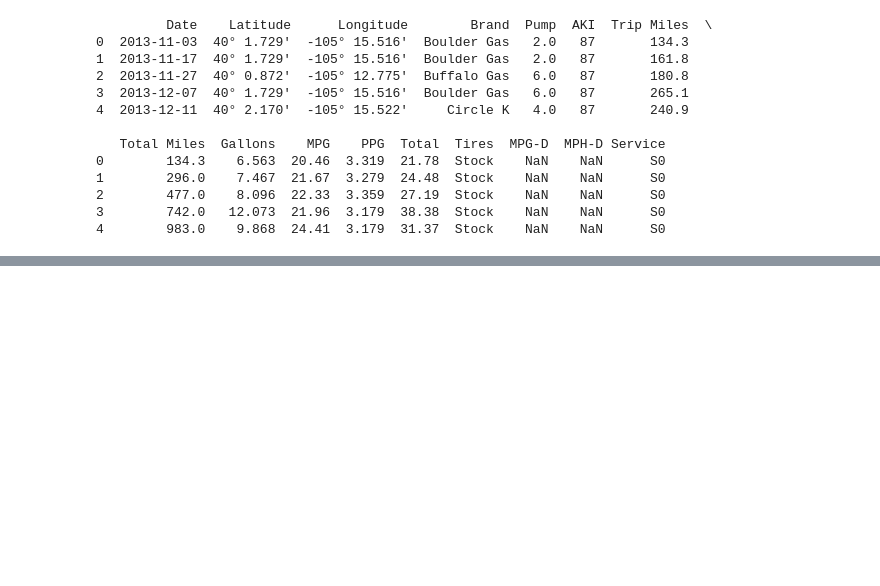
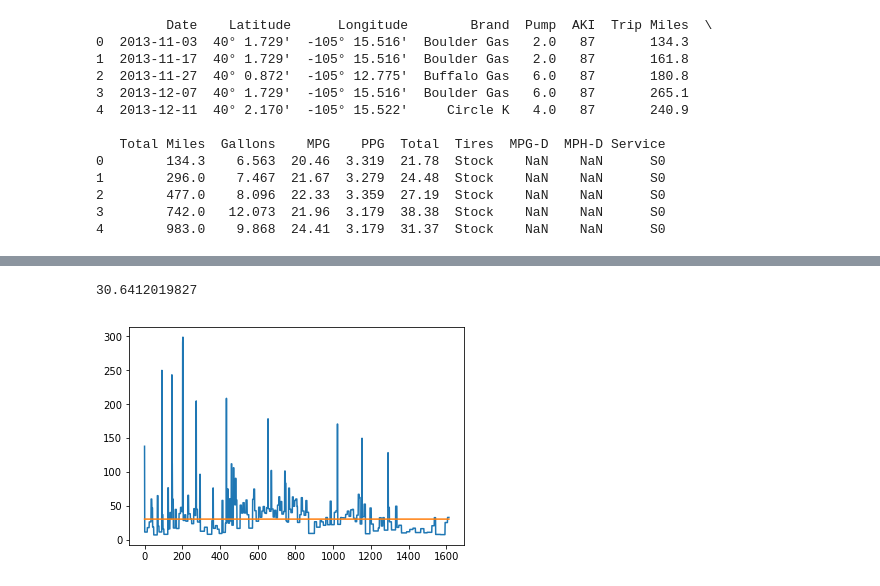
Before and after one commit to DeltaP/mileage, a Jupyter notebook: explore.ipynb, the cells around one changed output, grey strips where cells are left out. Saved outputs shown, nothing was run; the diff lists cells and outputs as text; code cells hidden in the pictures; blank space fills up the shorter version.

```diff
--- a/explore.ipynb
+++ b/explore.ipynb
@@ -108,0 +112,15 @@ from sklearn import linear_model
+# %%
+ts = gas.loc[:,['Date','Trip Miles']]
+ts.Date = ts.Date.apply(lambda x: x.date())
+ts = ts.groupby('Date').sum()
+ts['n_days'] = ts.index.to_series().diff()
+ts['n_days'] = ts['n_days'].apply(lambda x: x.days)
+df = ts.asfreq(DateOffset(), method='bfill')
+df['avg_trip'] = df['Trip Miles'] / df['n_days']
+# %%
+plt.plot(df.avg_trip.fillna(138).values)
+plt.plot(np.full((1,len(df)),df.avg_trip.fillna(138).values.mean())[0])
+print(df.avg_trip.fillna(138).values.mean())
+# %% [output]
+30.6412019827
+[figure, added]
```
Also changed, not shown: parts of 15 cells of this notebook, 2 other files.
